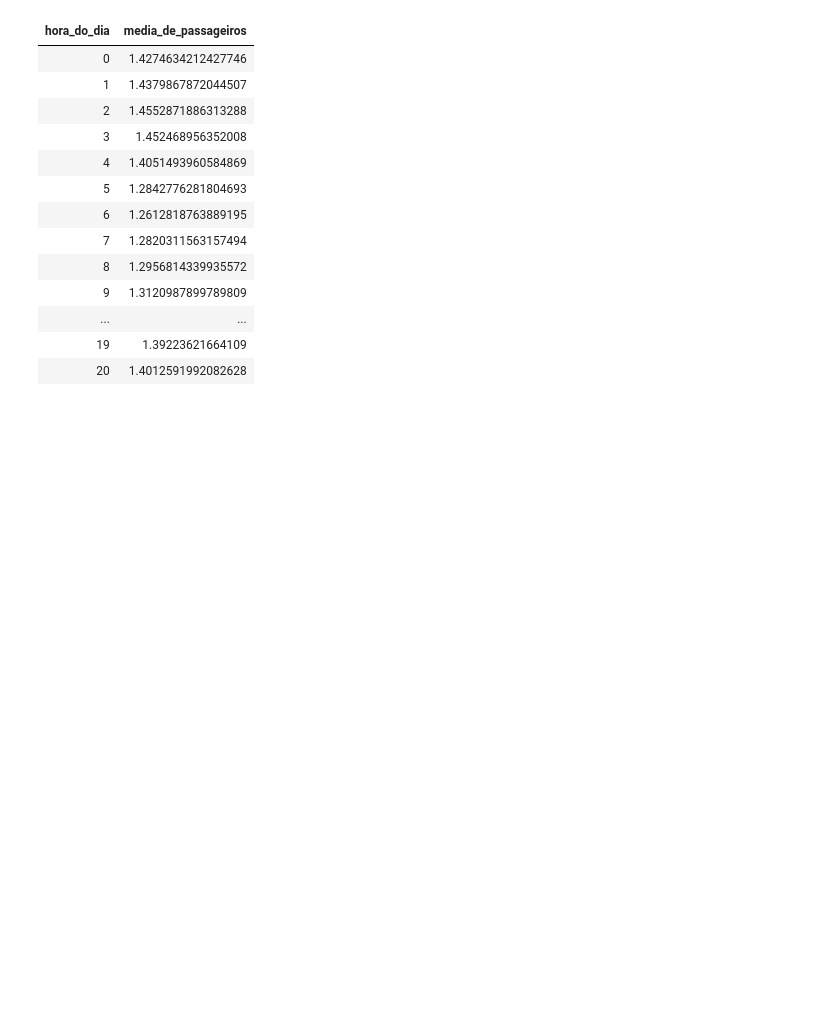
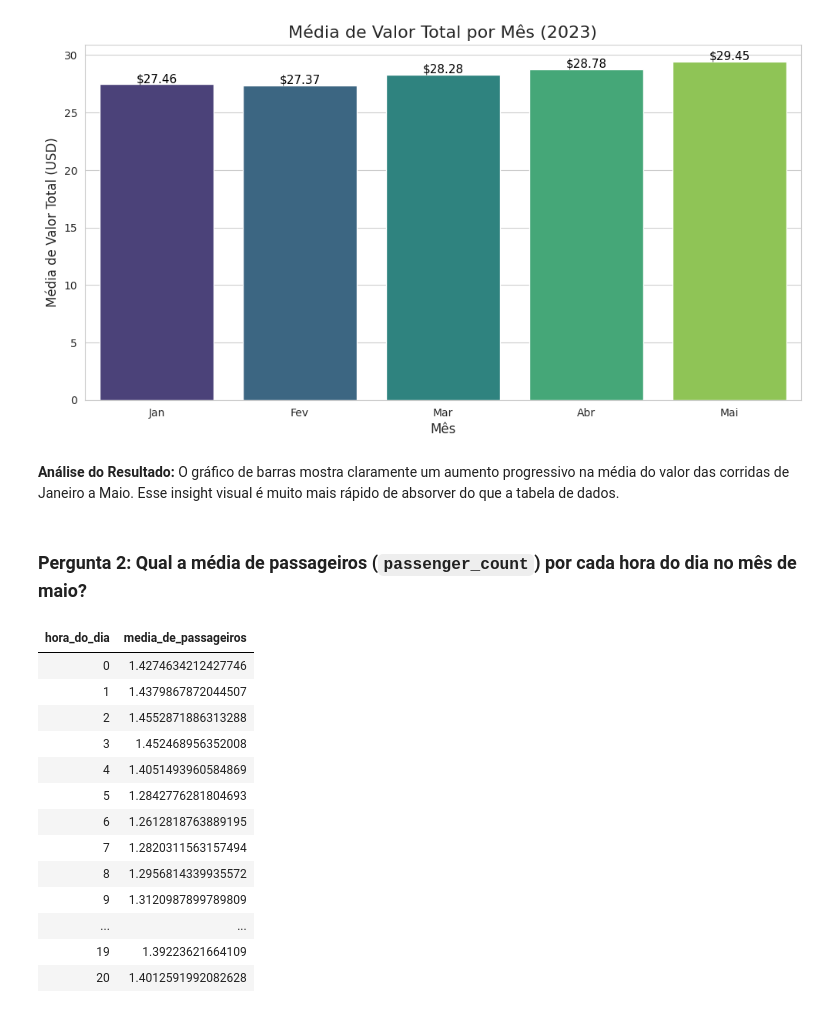
Before and after one commit to jwell91/ifood-case, a Jupyter notebook: analysis/analises.ipynb, the cells around one changed output. Drawn from its saved outputs; the diff is of its cells as text; code cells hidden in the pictures; blank space fills up the shorter version.

```diff
--- a/analysis/analises.ipynb
+++ b/analysis/analises.ipynb
@@ -33,2 +108,30 @@ Nesta consulta, primeiro filtramos os dados para incluir apenas o mês de Maio d
+# %%
+%python
+# Obtendo o resultado da última query SQL para plotagem
+result_q1_df = _sqldf
+pandas_q1_df = result_q1_df.toPandas()
+
+# Mapeando número do mês para nome
+meses = {1: 'Jan', 2: 'Fev', 3: 'Mar', 4: 'Abr', 5: 'Mai'}
+pandas_q1_df['mes_nome'] = pandas_q1_df['mes'].map(meses)
+
+plt.figure(figsize=(12, 6))
+ax = sns.barplot(x='mes_nome', y='media_valor_total', data=pandas_q1_df, palette='viridis')
+ax.set_title('Média de Valor Total por Mês (2023)', fontsize=16)
+ax.set_xlabel('Mês', fontsize=12)
+ax.set_ylabel('Média de Valor Total (USD)', fontsize=12)
+
+# Adicionando os valores nas barras
+for p in ax.patches:
+    ax.annotate(f'${p.get_height():.2f}', (p.get_x() + p.get_width() / 2., p.get_height()),
+                ha='center', va='center', fontsize=11, color='black', xytext=(0, 5), textcoords='offset points')
+
+plt.show()
+# %% [output]
+[figure, added]
+# %% [markdown]
+**Análise do Resultado:** O gráfico de barras mostra claramente um aumento progressivo na média do valor das corridas de Janeiro a Maio. Esse insight visual é muito mais rápido de absorver do que a tabela de dados.
+# %% [markdown]
+### Pergunta 2: Qual a média de passageiros (`passenger_count`) por cada hora do dia no mês de maio?
 # %%
 %sql
```
Also changed, not shown: parts of 20 cells of this notebook, 2 other files.
